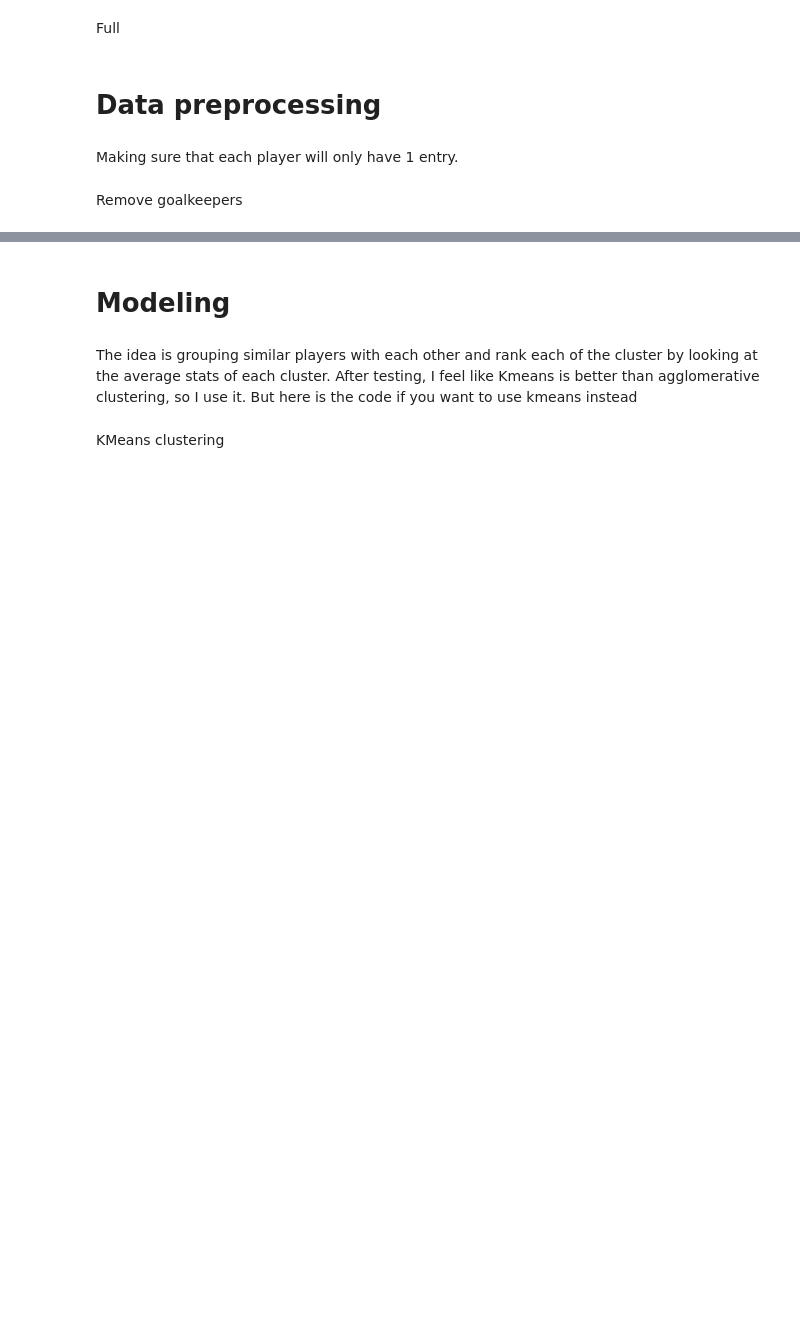
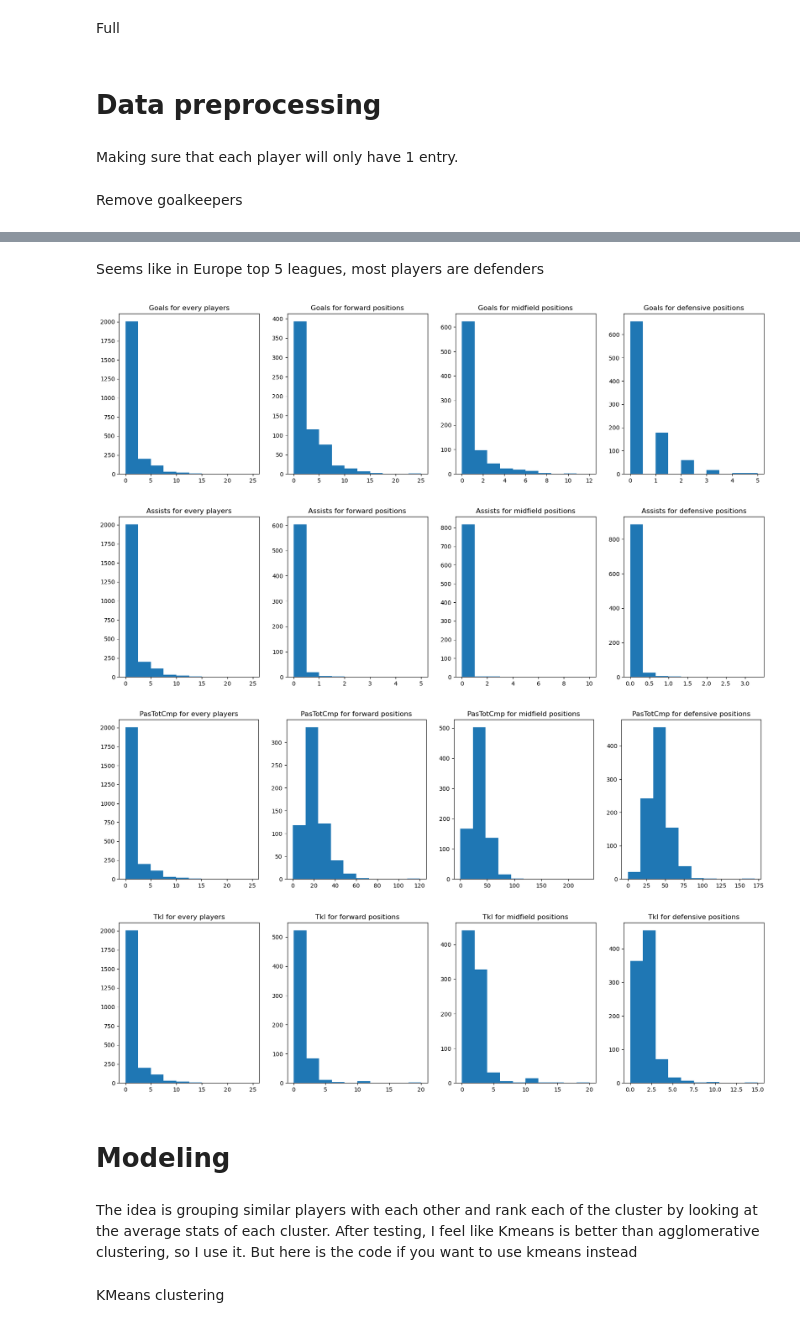
Before and after one commit to quangbui04/Football-Player-Comparison, a Jupyter notebook: football-players-visualization.ipynb, the cells around one changed output, grey strips where cells are left out. Cells and saved outputs as stored; diff of their text form; code cells hidden in the pictures; blank space fills up the shorter version.

```diff
--- a/football-players-visualization.ipynb
+++ b/football-players-visualization.ipynb
@@ -259,3 +388,27 @@ all_positions = list(np.unique(df_radar["Pos"].values))
+# %% [markdown]
+Seems like in Europe top 5 leagues, most players are defenders
+# %%
+def single_feature_hist(feature):
+    fig, axes = plt.subplots(nrows=1, ncols=4, figsize=(20, 5))
+
+    axes[0].hist(df_players["Goals"])
+    axes[0].set_title(feature + " for every players")
+    axes[1].hist(df_players[(df_players["Pos"]=="FW") | (df_players["Pos"]=="FWMF") | (df_players["Pos"]=="FWDF")][feature].values)
+    axes[1].set_title(feature + " for forward positions")
+    axes[2].hist(df_players[(df_players["Pos"]=="MF") | (df_players["Pos"]=="MFFW") | (df_players["Pos"]=="MFDF")][feature].values)
+    axes[2].set_title(feature + " for midfield positions")
+    axes[3].hist(df_players[(df_players["Pos"]=="DF") | (df_players["Pos"]=="DFMF") | (df_players["Pos"]=="DFFW")][feature].values)
+    axes[3].set_title(feature + " for defensive positions")
+    plt.show()
+single_feature_hist("Goals")
+single_feature_hist("Assists")
+single_feature_hist("PasTotCmp")
+single_feature_hist("Tkl")
+# %% [output]
+[figure, added]
+[figure, added]
+[figure, added]
+[figure, added]
 # %% [markdown]
 # Modeling
 # %% [markdown]
```
Also changed, not shown: parts of 30 cells of this notebook.
